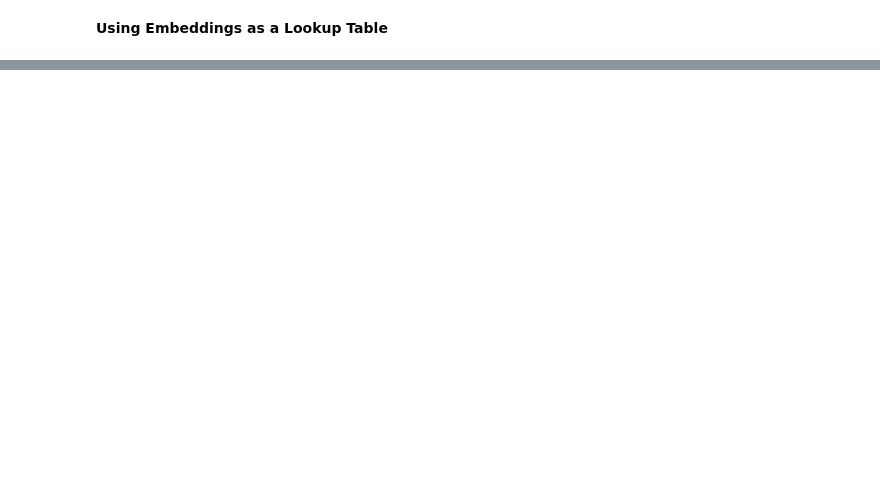
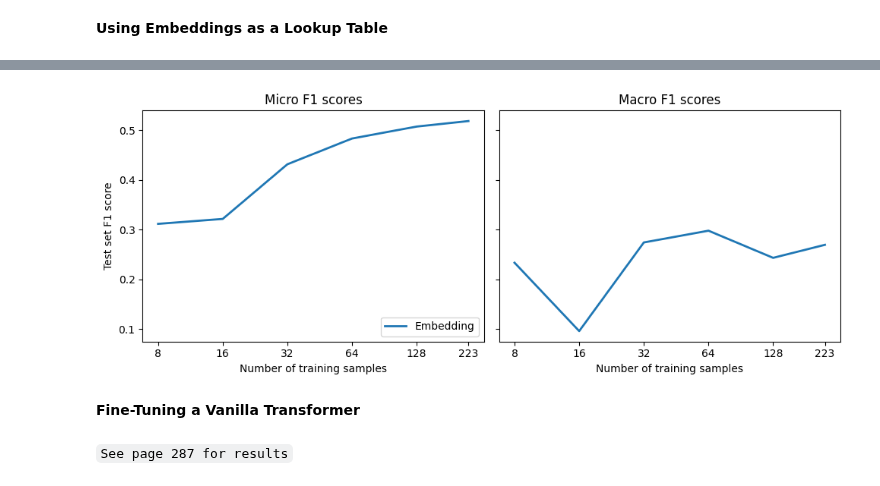
Before and after one commit to JimmyCai91/CVML, a Jupyter notebook: huggingface-dealing-with-few-to-no-labels.ipynb, the cells around one changed output, grey strips where cells are left out. Drawn from its saved outputs; the diff is of its cells as text; code cells hidden in the pictures; blank space fills up the shorter version.

```diff
--- a/huggingface-dealing-with-few-to-no-labels.ipynb
+++ b/huggingface-dealing-with-few-to-no-labels.ipynb
@@ -446,0 +617,33 @@ Some weights of the model checkpoint at miguelvictor/python-gpt2-large were not
+# %%
+from collections import defaultdict
+macro_scores = defaultdict(list)
+micro_scores = defaultdict(list)
+
+embs_train.drop_index("embedding")
+test_labels = np.array(embs_test["label_ids"])
+test_queries = np.array(embs_test["embedding"], dtype=np.float32)
+
+for train_slice in train_slices:
+  # create a faiss index from training slice
+  embs_train_tmp = embs_train.select(train_slice)
+  embs_train_tmp.add_faiss_index("embedding")
+  # get best k, m values with validation set
+  perf_micro, _ = find_best_k_m(embs_train_tmp, valid_queries, valid_labels)
+  k, m = np.unravel_index(perf_micro.argmax(), perf_micro.shape)
+  # get predictions on test set
+  _, samples = embs_train_tmp.get_nearest_examples_batch("embedding",
+                                                         test_queries,
+                                                         k=int(k))
+  y_pred = np.array([get_sample_preds(s, m) for s in samples])
+  # evaluate predictions
+  clf_report = classification_report(test_labels, y_pred,
+                                     target_names=mlb.classes_, zero_division=0,
+                                     output_dict=True)
+  macro_scores["Embedding"].append(clf_report["macro avg"]["f1-score"])
+  micro_scores["Embedding"].append(clf_report["micro avg"]["f1-score"])
+
+plot_metrics(micro_scores, macro_scores, train_samples, "Embedding")
+# %% [output]
+[figure, added]
+# %% [markdown]
+**Fine-Tuning a Vanilla Transformer**
@@ -446,0 +712,2 @@ Some weights of the model checkpoint at miguelvictor/python-gpt2-large were not
+# %% [markdown]
+`See page 287 for results`
```
Also changed, not shown: parts of 36 cells of this notebook.
